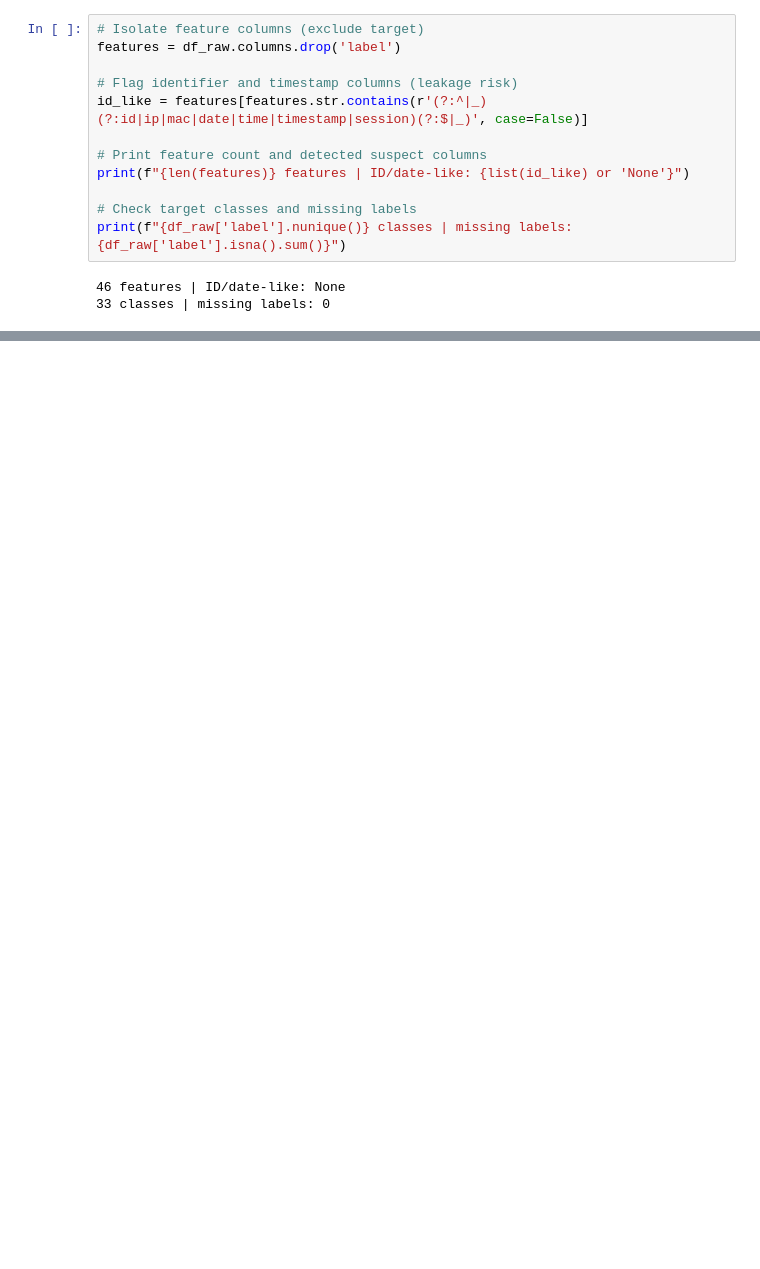
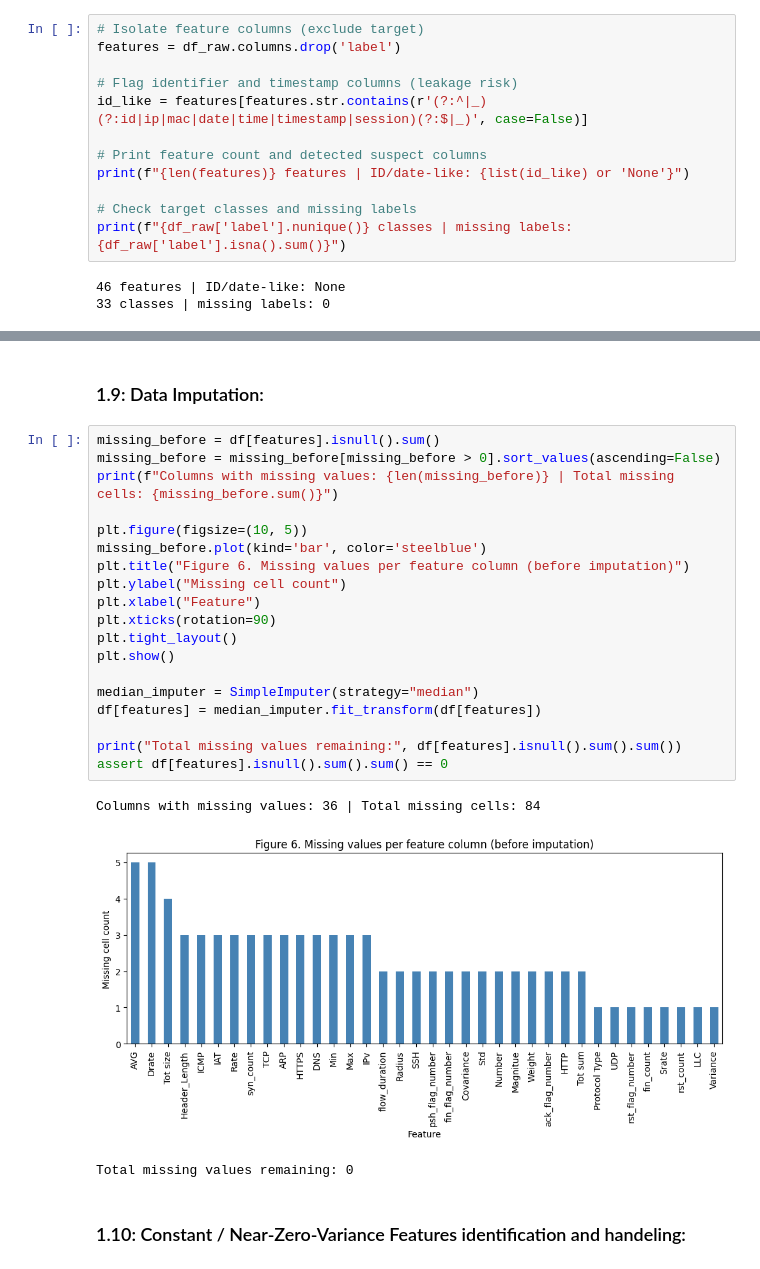
Before and after one commit to MK545BH/IT7009-Project, a Jupyter notebook: IT7009_Project.ipynb, the cells around one changed output, grey strips where cells are left out. Saved outputs shown, nothing was run; the diff lists cells and outputs as text; blank space fills up the shorter version.

```diff
--- a/IT7009_Project.ipynb
+++ b/IT7009_Project.ipynb
@@ -249,0 +406,27 @@ Shape after removing duplicates: (48786, 47)
+# %% [markdown]
+### 1.9: Data Imputation:
+# %%
+missing_before = df[features].isnull().sum()
+missing_before = missing_before[missing_before > 0].sort_values(ascending=False)
+print(f"Columns with missing values: {len(missing_before)} | Total missing cells: {missing_before.sum()}")
+
+plt.figure(figsize=(10, 5))
+missing_before.plot(kind='bar', color='steelblue')
+plt.title("Figure 6. Missing values per feature column (before imputation)")
+plt.ylabel("Missing cell count")
+plt.xlabel("Feature")
+plt.xticks(rotation=90)
+plt.tight_layout()
+plt.show()
+
+median_imputer = SimpleImputer(strategy="median")
+df[features] = median_imputer.fit_transform(df[features])
+
+print("Total missing values remaining:", df[features].isnull().sum().sum())
+assert df[features].isnull().sum().sum() == 0
+# %% [output]
+Columns with missing values: 36 | Total missing cells: 84
+[figure, added]
+Total missing values remaining: 0
+# %% [markdown]
+### 1.10: Constant / Near-Zero-Variance Features identification and handeling:
```
Also changed, not shown: parts of 16 cells of this notebook.
